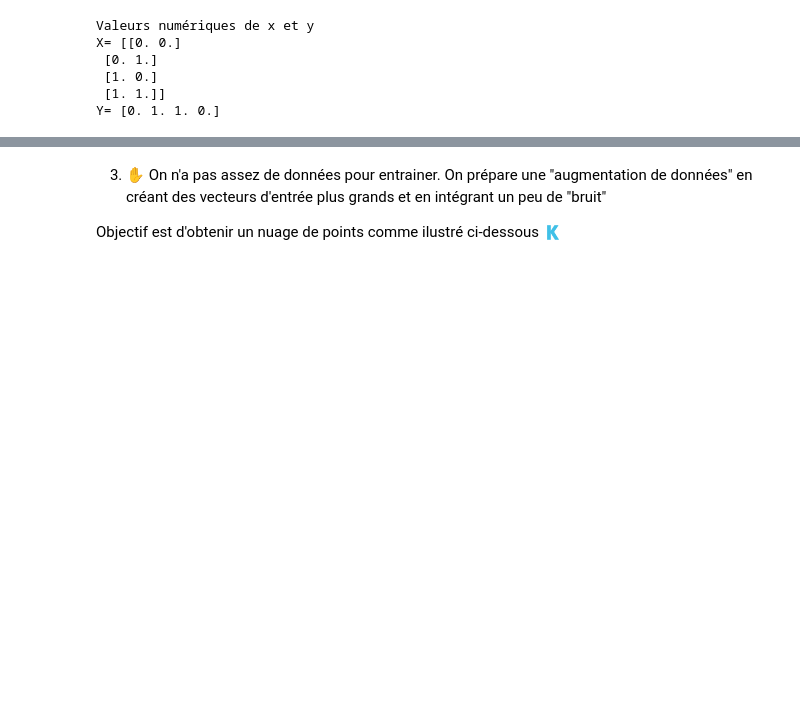
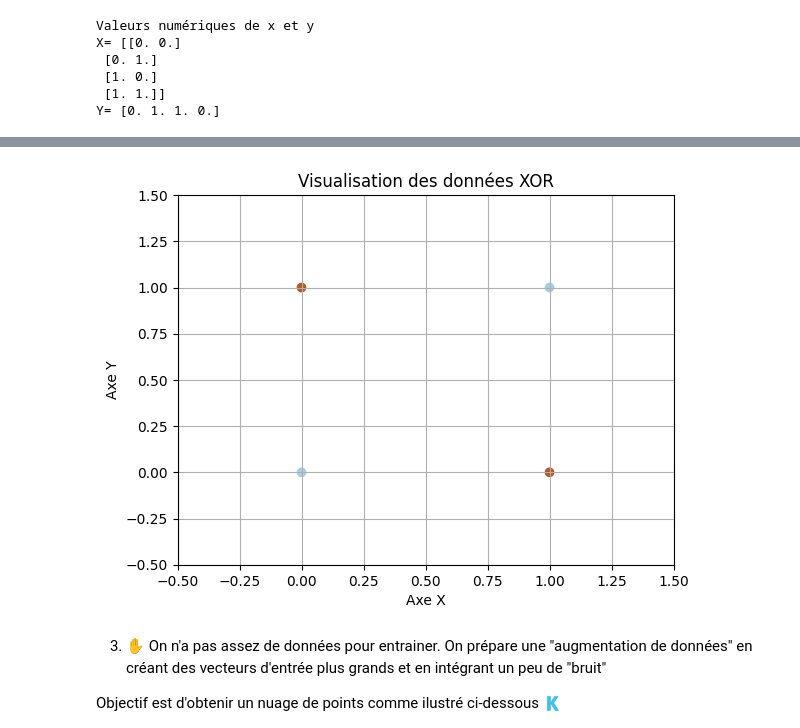
Before and after one commit to HeddarM/hello_world, a Jupyter notebook: train_XOR.ipynb, the cells around one changed output, grey strips where cells are left out. Cells and saved outputs as stored; diff of their text form; code cells hidden in the pictures; blank space fills up the shorter version.

```diff
--- a/train_XOR.ipynb
+++ b/train_XOR.ipynb
@@ -54,16 +54,18 @@ Voici l'exemple :
 # %%
 from matplotlib import pyplot as plt
 # utiliser scatter et axis - fonction de visualisation des donnée de matplotlib
 # Affichage des points avec coloration selon la sortie Y
 plt.scatter(X[:, 0], X[:, 1], c=Y, cmap=plt.cm.Paired)
 
 # Fixer les axes pour une meilleure lecture
 plt.axis([-0.5, 1.5, -0.5, 1.5])
 plt.title("Visualisation des données XOR")
-plt.xlabel("Entrée 1")
-plt.ylabel("Entrée 2")
+plt.xlabel("Axe X")
+plt.ylabel("Axe Y")
 plt.grid(True)
 plt.show()
+# %% [output]
+[figure, added]
 # %% [markdown]
 3) ✋ On n'a pas assez de données pour entrainer. On prépare une "augmentation de données" en créant des vecteurs d'entrée plus grands et en intégrant un peu de "bruit"
 
```
Also changed, not shown: parts of 2 cells of this notebook.
